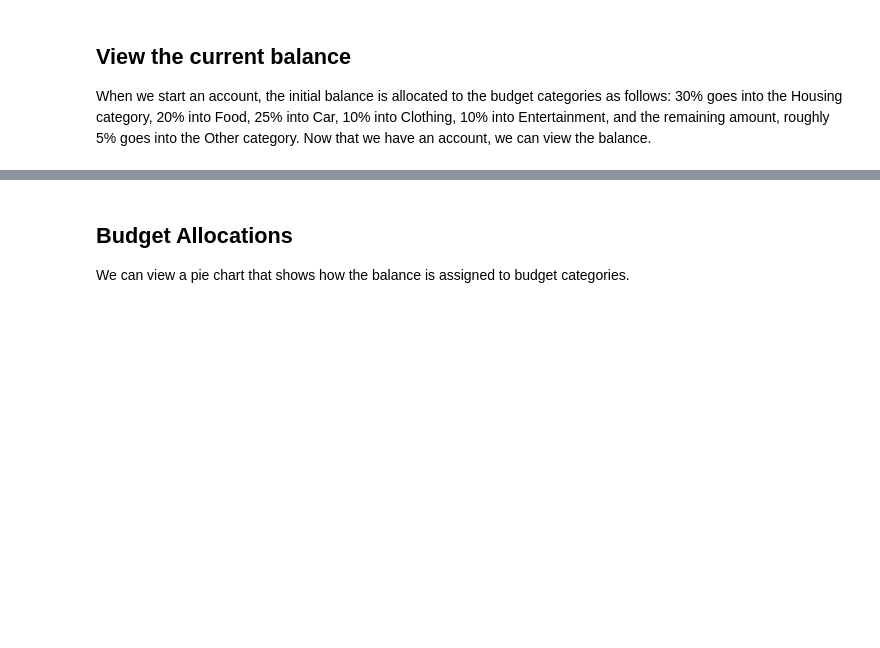
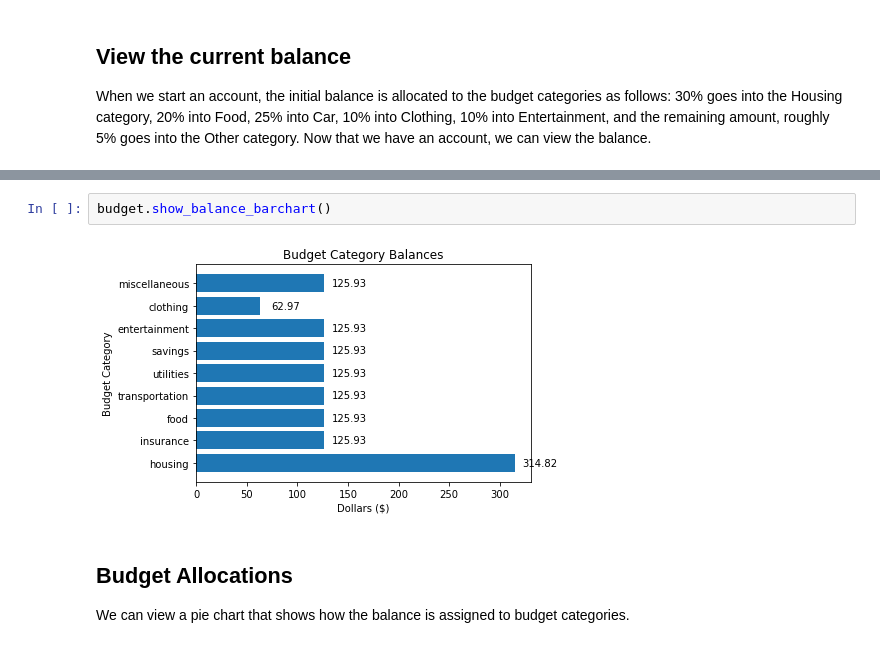
Before and after one commit to stephaniereinders/BudgetTracker, a Jupyter notebook: README.ipynb, the cells around one changed output, grey strips where cells are left out. Cells and saved outputs as stored; diff of their text form; blank space fills up the shorter version.

Commit message:
Create barchart of balances

```diff
--- a/README.ipynb
+++ b/README.ipynb
@@ -31,3 +34,7 @@ other balance: $62.97
+# %%
+budget.show_balance_barchart()
+# %% [output]
+[figure, added]
 # %% [markdown]
 ## Budget Allocations
 We can view a pie chart that shows how the balance is assigned to budget categories.
```
Also changed, not shown: parts of 6 cells of this notebook, 7 other files.
